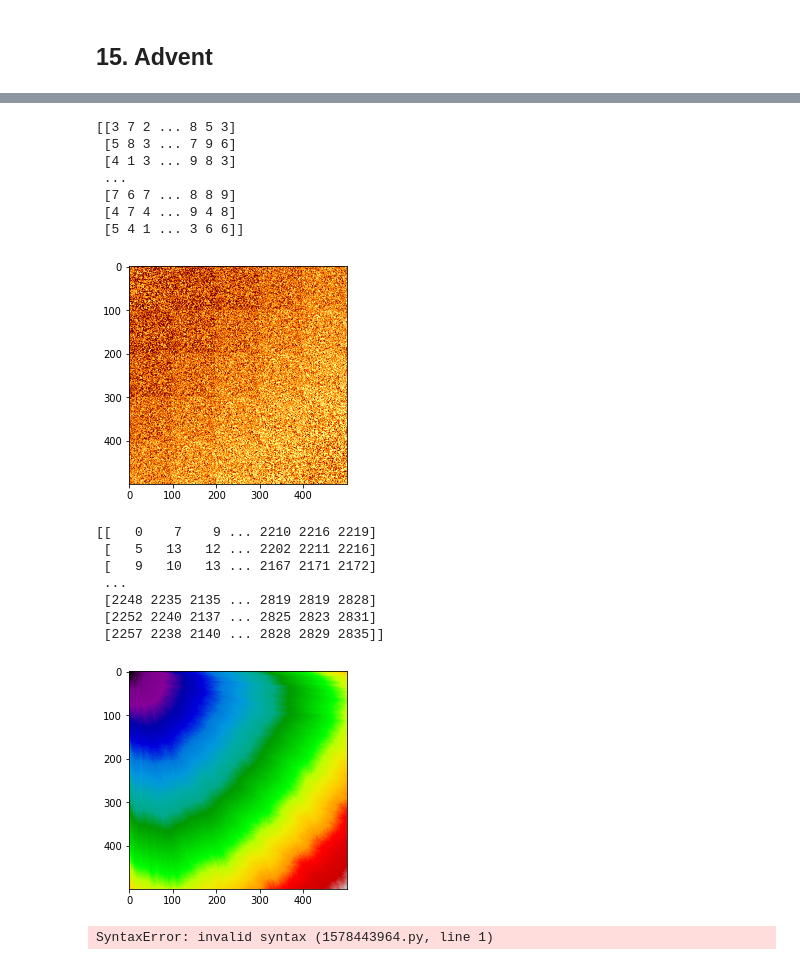
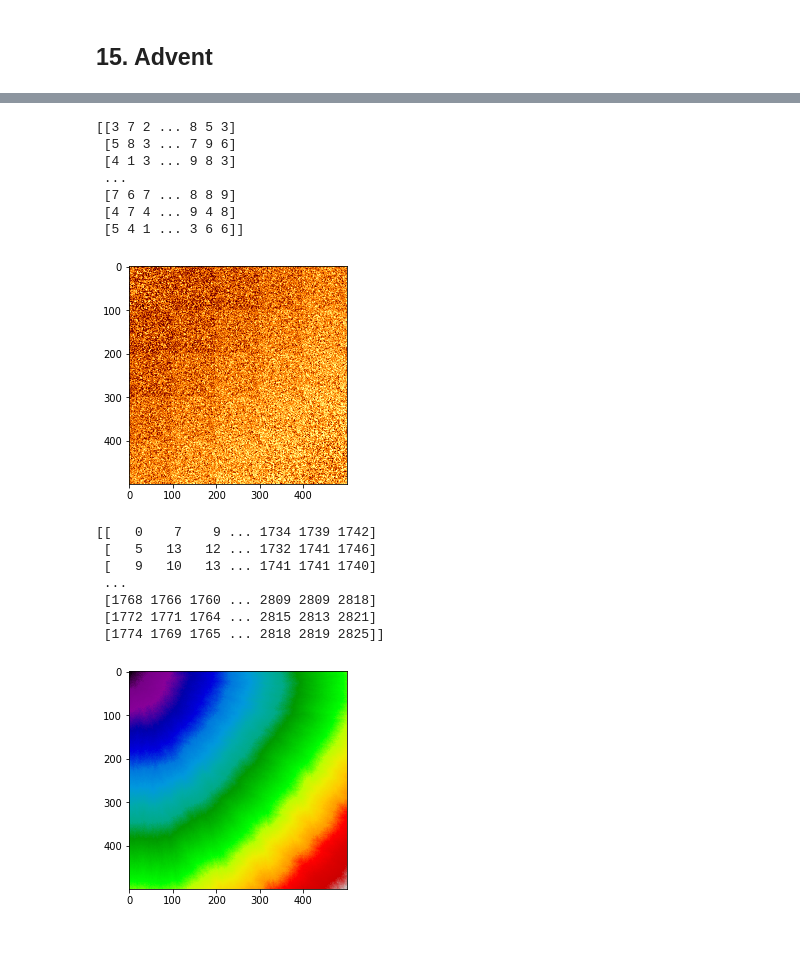
Before and after one commit to charelF/AOC2021, a Jupyter notebook: aoc.ipynb, the cells around one changed output, grey strips where cells are left out. Drawn from its saved outputs; the diff is of its cells as text; code cells hidden in the pictures.

```diff
--- a/aoc.ipynb
+++ b/aoc.ipynb
@@ -453,55 +435,42 @@ Task 1: 2703, Task 2: 2984946368465
 # %%
+import heapq
+
+H = []
 M = pd.read_csv("inputs/15", sep=r" *", engine="python", header=None).iloc[:,1:-1].to_numpy()
+M = np.vstack([np.hstack([ (((M+i+j-1) % (10-1)) + 1) for i in range(5)]) for j in range(5)])
+inf = M.sum()
+D = np.ones_like(M) * inf  # high value
+heapq.heappush(H, (0, (0,0)))
 
-# M = np.array([[1,9,9],[1,9,9],[1,1,1]])
-
-M = np.vstack([np.hstack([ (((M+i+j-1) % (10-1)) + 1) for i in range(5)]) for j in range(5)])
-
-# M2 = pd.read_csv("inputs/15tt", sep=r" *", engine="python", header=None).iloc[:,1:-1].to_numpy()
-
-# print((M == M2).mean())
-
-D = np.ones_like(M) * M.sum()  # high value
-
-D[0, 0] = 0
-
-for i in range(M.shape[0]):
-    for j in range(M.shape[1]):
-        current = (i,j)
-
-        neighbours = ((i+1, j), (i-1, j), (i, j+1), (i, j-1))
-
-        for neighbour in neighbours:
-            if neighbour[0] < 0 or neighbour[0] >= M.shape[0] or neighbour[1] < 0 or neighbour[1] >= M.shape[1]: continue
-            # print(f"neighbour:  {neighbour[0]} {neighbour[1]}, current: {D[neighbour]}, potential new: {D[current]} + {M[neighbour]}")
-            # see if neighbour val currently bigger than hypothetical value of going there via current node
-            if D[neighbour] > D[current] + M[neighbour]:
-                D[neighbour] = D[current] + M[neighbour]
+while H:
+    value, current = heapq.heappop(H)
+    i,j = current
+    if D[current] < inf: continue  # dont revisit node again
+    D[current] = value
+    neighbours = {(min(i+1, M.shape[0]-1), j), (max(i-1, 0), j), (i, min(j+1, M.shape[1]-1)), (i, max(j-1, 0))}
+    for neighbour in neighbours:
+        if D[neighbour] > D[current] + M[neighbour]:
+            heapq.heappush(H, (D[current] + M[neighbour], neighbour))
 
 print(M)
 plt.imshow(M, cmap="afmhot")
 plt.show()
 plt.imshow(D, cmap="nipy_spectral", interpolation="None")
-
 print(D)
 # %% [output]
 [[3 7 2 ... 8 5 3]
  [5 8 3 ... 7 9 6]
  [4 1 3 ... 9 8 3]
  ...
  [7 6 7 ... 8 8 9]
  [4 7 4 ... 9 4 8]
  [5 4 1 ... 3 6 6]]
 [figure]
-[[   0    7    9 ... 2210 2216 2219]
- [   5   13   12 ... 2202 2211 2216]
- [   9   10   13 ... 2167 2171 2172]
+[[   0    7    9 ... 1734 1739 1742]
+ [   5   13   12 ... 1732 1741 1746]
+ [   9   10   13 ... 1741 1741 1740]
  ...
- [2248 2235 2135 ... 2819 2819 2828]
- [2252 2240 2137 ... 2825 2823 2831]
- [2257 2238 2140 ... 2828 2829 2835]]
+ [1768 1766 1760 ... 2809 2809 2818]
+ [1772 1771 1764 ... 2815 2813 2821]
+ [1774 1769 1765 ... 2818 2819 2825]]
-[figure, old version]
+[figure, new version]
-# %%
-real solution = 2825, i get 2835
-# %% [output]
-SyntaxError: invalid syntax (1578443964.py, line 1)
```
Also changed, not shown: parts of 16 cells of this notebook, 2 other files.
